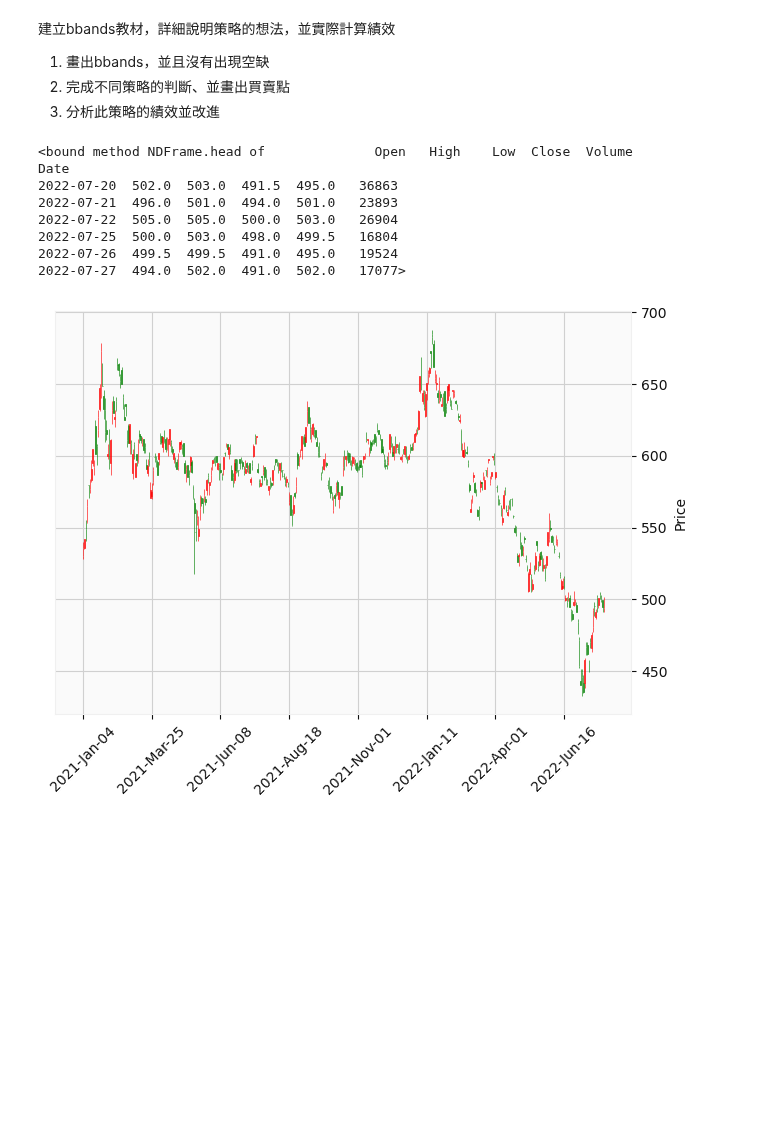
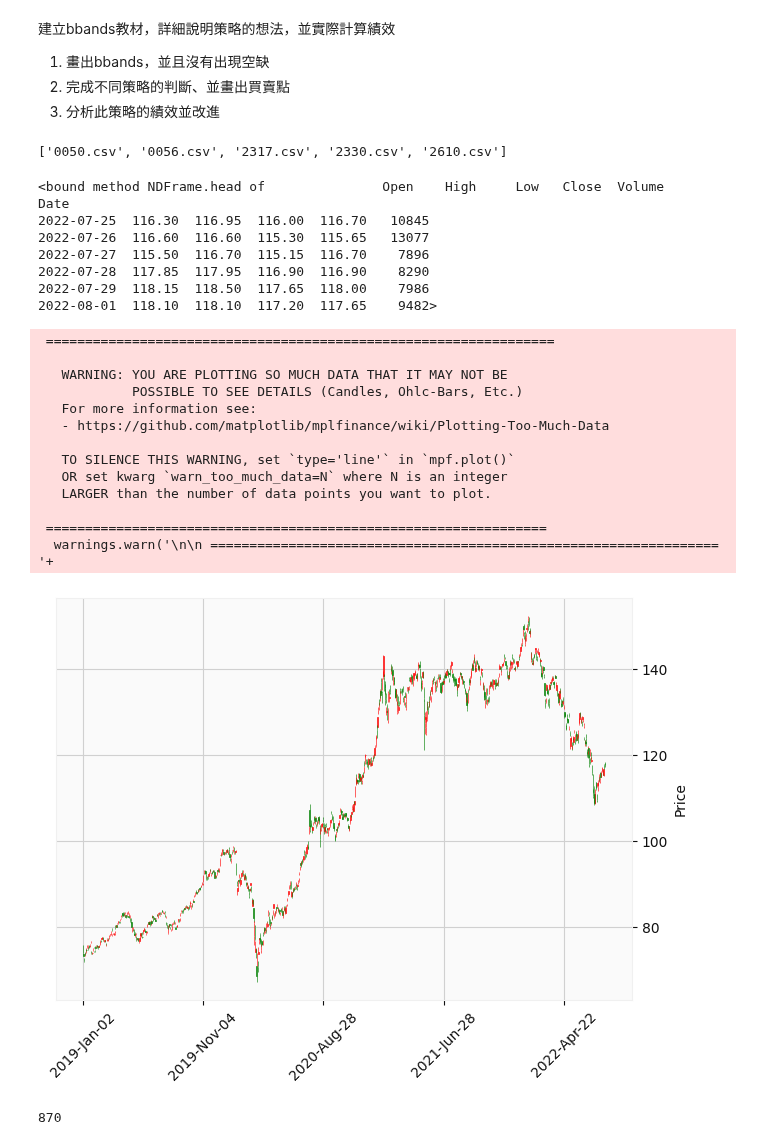
Before and after one commit to oscar50513/stock_project, a Jupyter notebook: BBands.ipynb, the cells around one changed output. Drawn from its saved outputs; the diff is of its cells as text; code cells hidden in the pictures; blank space fills up the shorter version.

```diff
--- a/BBands.ipynb
+++ b/BBands.ipynb
@@ -7,24 +7,48 @@ https://ithelp.ithome.com.tw/articles/10241574
 1. 畫出bbands，並且沒有出現空缺
 2. 完成不同策略的判斷、並畫出買賣點
 3. 分析此策略的績效並改進
+# %%
+import os
+path = "C:/Users/Landis/Desktop/pystocks"
+lists = [i for i in os.listdir(path) if '.csv' in i]
+print(lists)
+# %% [output]
+['0050.csv', '0056.csv', '2317.csv', '2330.csv', '2610.csv']
 # %%
 import pandas as pd
 import mplfinance as mpf
 # 讀取股票檔案，最新100筆資料
-SData = pd.read_csv('2330.csv',index_col='Date')
+SData = pd.read_csv('0050.csv',index_col='Date')
 # 更改時間格式
 SData.index = pd.DatetimeIndex(SData.index)
 print(SData.iloc[-6:,:].head)
 mc = mpf.make_marketcolors(up='r', down='g', inherit=True)
 s  = mpf.make_mpf_style(base_mpf_style='yahoo', marketcolors=mc)
 mpf.plot(SData, type='candle', style =s)
 # %% [output]
-<bound method NDFrame.head of              Open   High    Low  Close  Volume
+<bound method NDFrame.head of               Open    High     Low   Close  Volume
 Date
-2022-07-20  502.0  503.0  491.5  495.0   36863
-2022-07-21  496.0  501.0  494.0  501.0   23893
-2022-07-22  505.0  505.0  500.0  503.0   26904
-2022-07-25  500.0  503.0  498.0  499.5   16804
-2022-07-26  499.5  499.5  491.0  495.0   19524
-2022-07-27  494.0  502.0  491.0  502.0   17077>
+2022-07-25  116.30  116.95  116.00  116.70   10845
+2022-07-26  116.60  116.60  115.30  115.65   13077
+2022-07-27  115.50  116.70  115.15  116.70    7896
+2022-07-28  117.85  117.95  116.90  116.90    8290
+2022-07-29  118.15  118.50  117.65  118.00    7986
+2022-08-01  118.10  118.10  117.20  117.65    9482>
+ =================================================================
+
+   WARNING: YOU ARE PLOTTING SO MUCH DATA THAT IT MAY NOT BE
+            POSSIBLE TO SEE DETAILS (Candles, Ohlc-Bars, Etc.)
+   For more information see:
+   - https://github.com/matplotlib/mplfinance/wiki/Plotting-Too-Much-Data
+
+   TO SILENCE THIS WARNING, set `type='line'` in `mpf.plot()`
+   OR set kwarg `warn_too_much_data=N` where N is an integer
+   LARGER than the number of data points you want to plot.
+
+ ================================================================
+  warnings.warn('\n\n ================================================================= '+
-[figure, old version]
+[figure, new version]
+# %%
+print(len(SData))
+# %% [output]
+870
```
Also changed, not shown: parts of 14 cells of this notebook, 2 other files.
